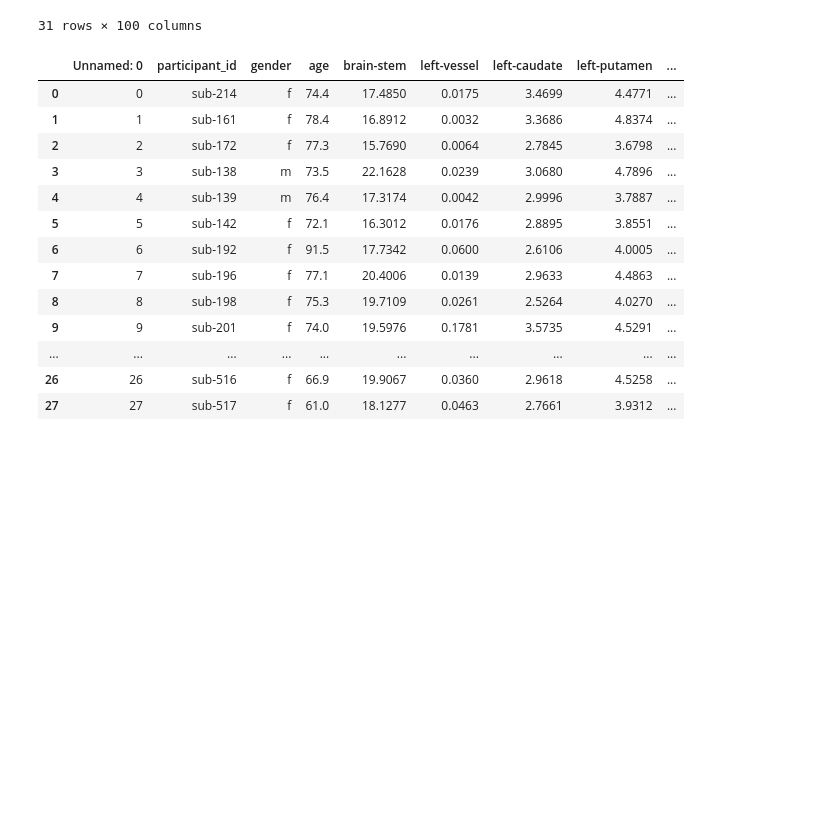
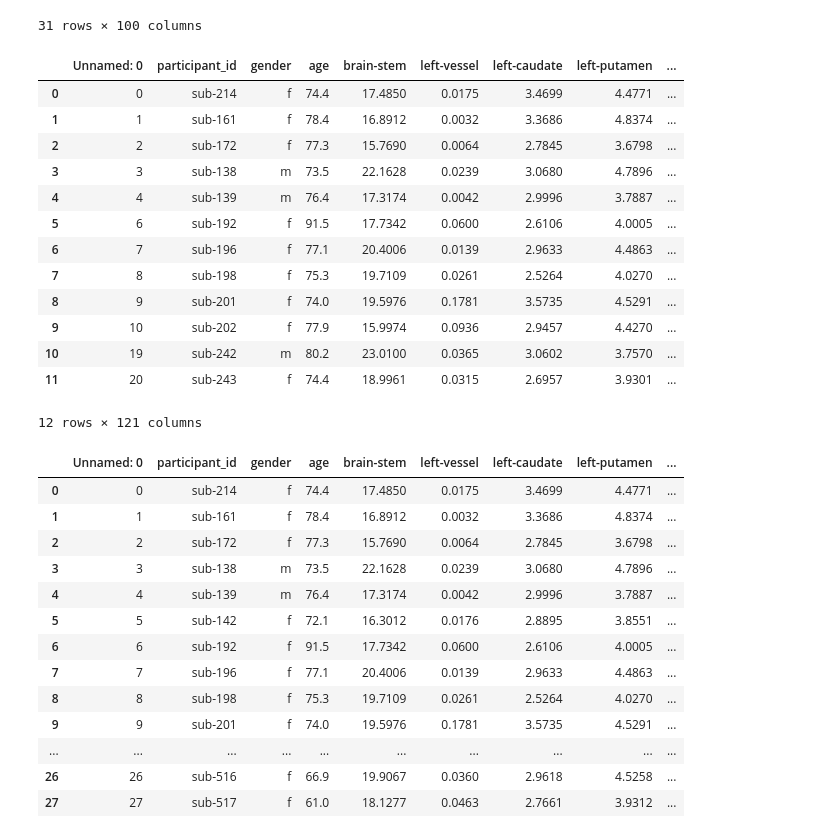
Before and after one commit to Palmitas/proyect-rec-patrones, a Jupyter notebook: cod-proyecto-analisis.ipynb, the cells around one changed output. Drawn from its saved outputs; the diff is of its cells as text; code cells hidden in the pictures; blank space fills up the shorter version.

```diff
--- a/cod-proyecto-analisis.ipynb
+++ b/cod-proyecto-analisis.ipynb
@@ -6,3 +6,6 @@ from sklearn.preprocessing import MinMaxScaler
 import numpy as np
 import matplotlib.pyplot as plt
 from kneebow.rotor import Rotor
+# %%
+df_inca_identification = pd.read_csv("./INCA-MINIPROJ/gero-inca/gero-inca-identification.csv",sep=',')
+df_inca_identification
@@ -8,0 +30,4 @@ from kneebow.rotor import Rotor
+# %%
+df_inca_demo = pd.read_excel("./INCA-MINIPROJ/MMSE_AVD_Controles_Sanos.xlsx")
+df_inca_demo = df_inca_demo.dropna()
+df_inca_demo
@@ -8,0 +52,3 @@ from kneebow.rotor import Rotor
+# %%
+df_merged = df_inca_demo.merge(df_inca_identification, left_on="Participante", right_on="gero-code", how="inner")
+df_merged
@@ -62,6 +131,24 @@ df_inca
 | 29 | 29 | sub-519 | f | 65.967123 | 20.1154 | 0.0449 | 2.8332 | 4.0676 | ... |
 | 30 | 30 | sub-520 | f | 54.610959 | 27.0367 | 0.0195 | 3.0929 | 4.1547 | ... |
 31 rows × 100 columns
+# %%
+df_merged2 = df_inca.merge(df_merged, left_on="participant_id", right_on="participant_id", how="inner")
+df_merged2
+# %% [output]
+|  | Unnamed: 0 | participant_id | gender | age | brain-stem | left-vessel | left-caudate | left-putamen | ... |
+| 0 | 0 | sub-214 | f | 74.4 | 17.4850 | 0.0175 | 3.4699 | 4.4771 | ... |
+| 1 | 1 | sub-161 | f | 78.4 | 16.8912 | 0.0032 | 3.3686 | 4.8374 | ... |
+| 2 | 2 | sub-172 | f | 77.3 | 15.7690 | 0.0064 | 2.7845 | 3.6798 | ... |
+| 3 | 3 | sub-138 | m | 73.5 | 22.1628 | 0.0239 | 3.0680 | 4.7896 | ... |
+| 4 | 4 | sub-139 | m | 76.4 | 17.3174 | 0.0042 | 2.9996 | 3.7887 | ... |
+| 5 | 6 | sub-192 | f | 91.5 | 17.7342 | 0.0600 | 2.6106 | 4.0005 | ... |
+| 6 | 7 | sub-196 | f | 77.1 | 20.4006 | 0.0139 | 2.9633 | 4.4863 | ... |
+| 7 | 8 | sub-198 | f | 75.3 | 19.7109 | 0.0261 | 2.5264 | 4.0270 | ... |
+| 8 | 9 | sub-201 | f | 74.0 | 19.5976 | 0.1781 | 3.5735 | 4.5291 | ... |
+| 9 | 10 | sub-202 | f | 77.9 | 15.9974 | 0.0936 | 2.9457 | 4.4270 | ... |
+| 10 | 19 | sub-242 | m | 80.2 | 23.0100 | 0.0365 | 3.0602 | 3.7570 | ... |
+| 11 | 20 | sub-243 | f | 74.4 | 18.9961 | 0.0315 | 2.6957 | 3.9301 | ... |
+12 rows × 121 columns
 # %%
 df_inca["age"] = df_inca["age"].apply(lambda x: round(x, 1))
 df_inca
```
Also changed, not shown: parts of 5 cells of this notebook.
